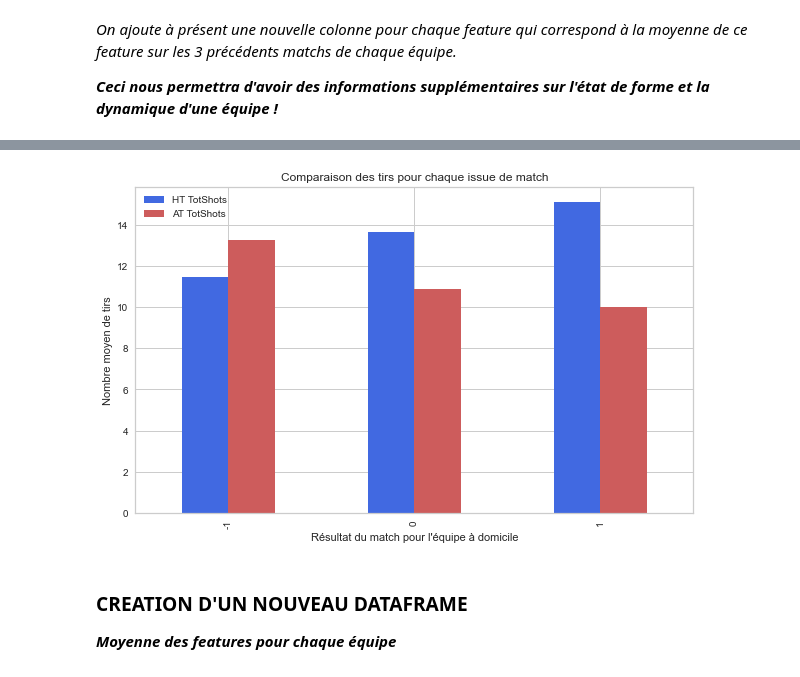
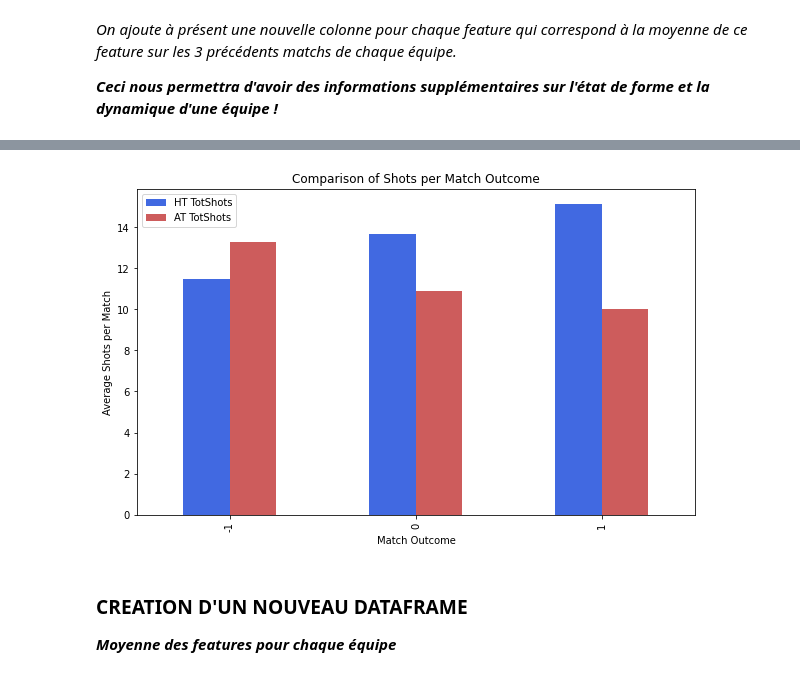
Before and after one commit to SamSamV/Predictions_Match_Outcome, a Jupyter notebook: toma1.ipynb, the cells around one changed output, grey strips where cells are left out. Cells and saved outputs as stored; diff of their text form; code cells hidden in the pictures.

```diff
--- a/toma1.ipynb
+++ b/toma1.ipynb
@@ -242,0 +342,2 @@ for feature in fL3M:
+# %%
+df = add_ranking(df)
@@ -285,13 +408,13 @@ plt.show()
 # %%
 # Graphique en barres pour comparer les tirs de chaque équipe pour chaque issue de match
 fig, ax = plt.subplots(figsize=(10, 6))
 df.groupby('Match Outcome').agg({'HT TotShots': 'mean', 'AT TotShots': 'mean'}).plot(kind='bar', ax=ax, color=['royalblue', 'indianred'])
-ax.set_xlabel('Résultat du match pour l\'équipe à domicile')
-ax.set_ylabel('Nombre moyen de tirs')
-ax.set_title('Comparaison des tirs pour chaque issue de match')
+ax.set_xlabel('Match Outcome')
+ax.set_ylabel('Average Shots per Match')
+ax.set_title('Comparison of Shots per Match Outcome')
 plt.show()
 # %% [output]
-[figure, old version]
+[figure, new version]
 # %% [markdown]
 ### **CREATION D'UN NOUVEAU DATAFRAME** ###
 ***Moyenne des features pour chaque équipe***
```
Also changed, not shown: parts of 93 cells of this notebook.
